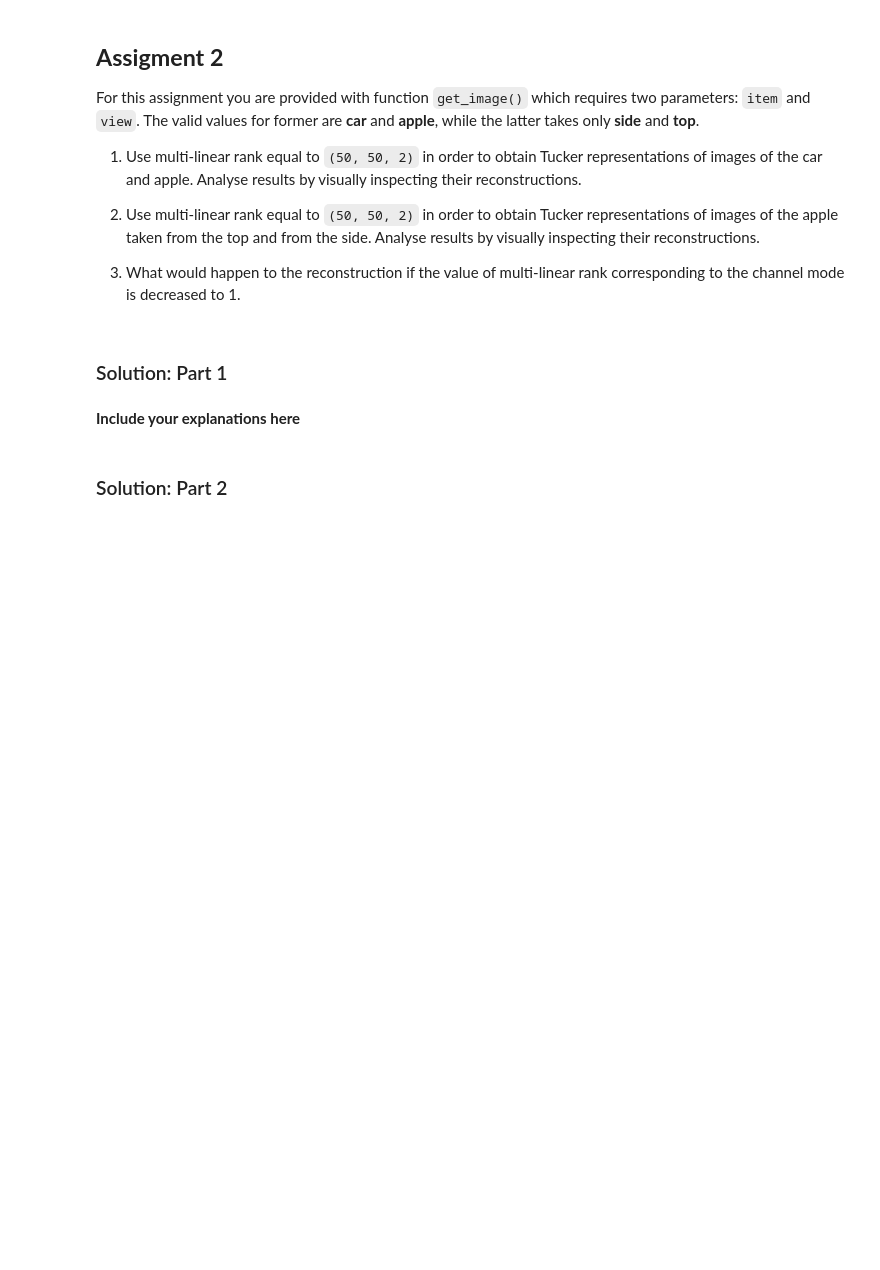
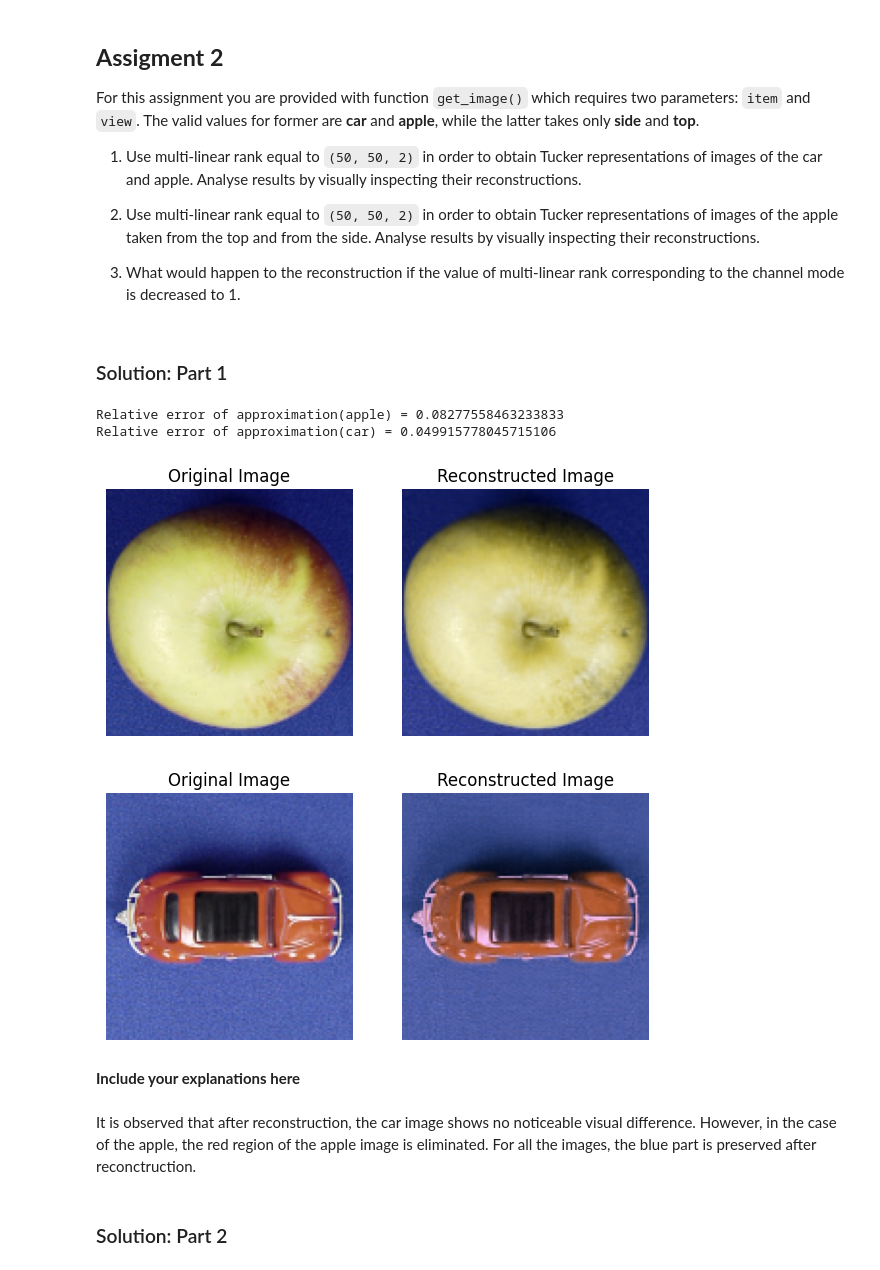
Before and after one commit to 111495zjy/ASP_coursework, a Jupyter notebook: notebooks/3_Tucker_decomposition_and_applications.ipynb, the cells around one changed output. Saved outputs shown, nothing was run; the diff lists cells and outputs as text; code cells hidden in the pictures; blank space fills up the shorter version.

```diff
--- a/notebooks/3_Tucker_decomposition_and_applications.ipynb
+++ b/notebooks/3_Tucker_decomposition_and_applications.ipynb
@@ -269,4 +263,42 @@ For this assignment you are provided with function `get_image()` which requires
+# %%
+# Create tensors from images
+apple = get_image(item="apple", view="top")
+tensor_apple = Tensor(apple)
+car = get_image(item="car", view="top")
+tensor_car = Tensor(car)
+# %%
+# Perform decomposition
+# Initialise algorithm and preform decomposition
+algorithm = HOSVD()
+tensor_tkd_apple = algorithm.decompose(tensor_apple, rank=(50, 50, 2))
+tensor_tkd_car = algorithm.decompose(tensor_car, rank=(50, 50, 2))
+# %%
+# Evaluate results
+
+# Evaluate result
+tensor_res_apple = residual_tensor(tensor_apple, tensor_tkd_apple)
+rel_error_apple = tensor_res_apple.frob_norm / tensor_apple.frob_norm
+tensor_res_car = residual_tensor(tensor_car, tensor_tkd_car)
+rel_error_car = tensor_res_car.frob_norm / tensor_car.frob_norm
+
+print("Relative error of approximation(apple) = {}".format(rel_error_apple))
+print("Relative error of approximation(car) = {}".format(rel_error_car))
+# Reconstruction
+
+tensor_rec_apple  = tensor_tkd_apple.reconstruct()
+
+tensor_rec_car = tensor_tkd_car.reconstruct()
+# Plot original and reconstructed images side by side
+plot_tensors(tensor_apple, tensor_rec_apple)
+plot_tensors(tensor_car, tensor_rec_car)
+# %% [output]
+Relative error of approximation(apple) = 0.08277558463233833
+Relative error of approximation(car) = 0.049915778045715106
+[figure, added]
+[figure, added]
 # %% [markdown]
 **Include your explanations here**
+# %% [markdown]
+It is observed that after reconstruction, the car image shows no noticeable visual difference. However, in the case of the apple, the red region of the apple image is eliminated. For all the images, the blue part is preserved after reconctruction.
 # %% [markdown]
 ### Solution: Part 2
```
Also changed, not shown: parts of 14 cells of this notebook.
